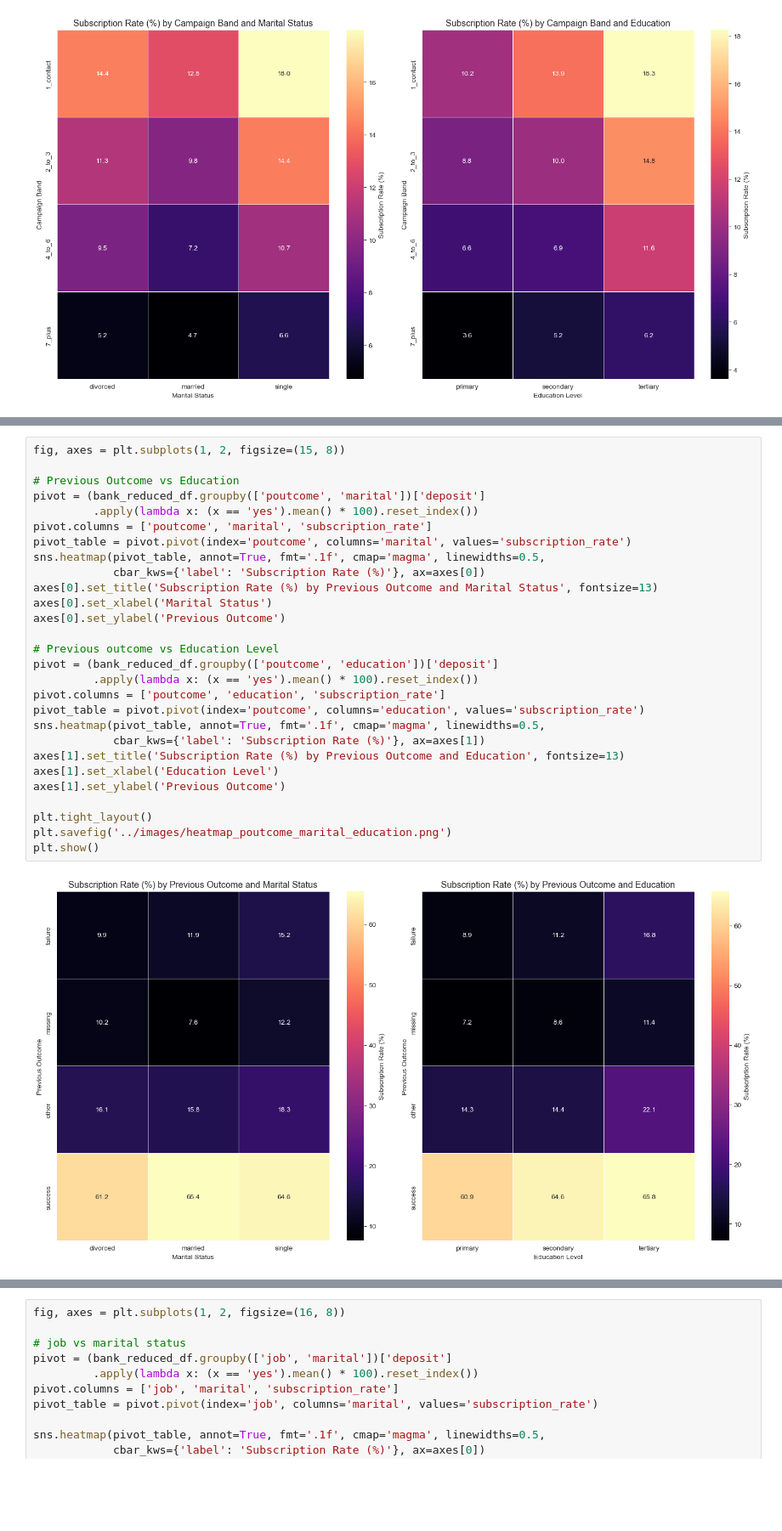
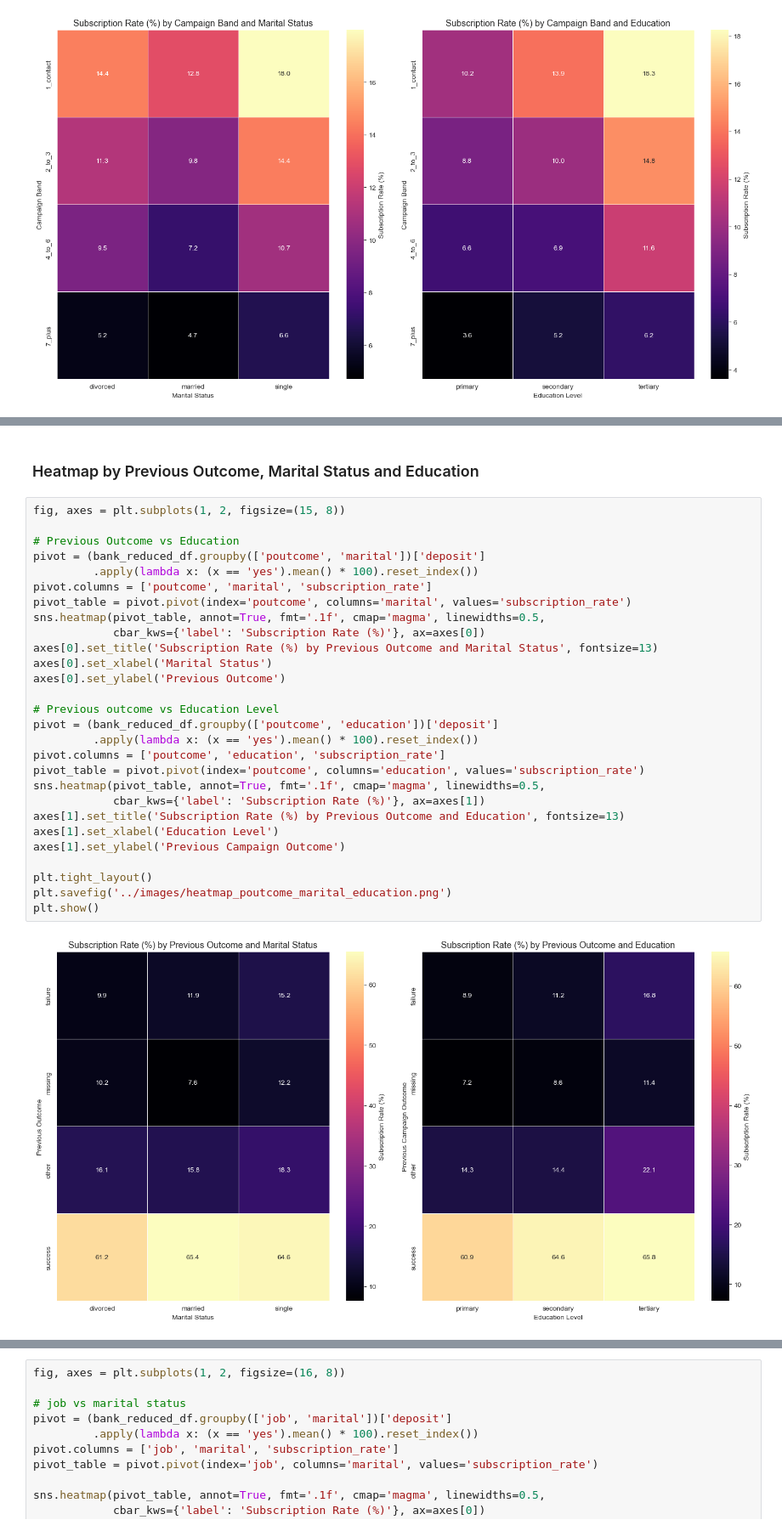
Before and after one commit to samermarroki/ADS500Bfinalproject, a Jupyter notebook: data_analysis/visualization_and_data_analysis.ipynb, the cells around one changed output, grey strips where cells are left out. Shown at 85% size. Drawn from its saved outputs; the diff is of its cells as text; blank space fills up the shorter version.

Commit message:
added visualization insights

```diff
--- a/data_analysis/visualization_and_data_analysis.ipynb
+++ b/data_analysis/visualization_and_data_analysis.ipynb
@@ -570,30 +610,32 @@ plt.show()
+# %% [markdown]
+### Heatmap by Previous Outcome, Marital Status and Education
 # %%
 fig, axes = plt.subplots(1, 2, figsize=(15, 8))
 
 # Previous Outcome vs Education
 pivot = (bank_reduced_df.groupby(['poutcome', 'marital'])['deposit']
          .apply(lambda x: (x == 'yes').mean() * 100).reset_index())
 pivot.columns = ['poutcome', 'marital', 'subscription_rate']
 pivot_table = pivot.pivot(index='poutcome', columns='marital', values='subscription_rate')
 sns.heatmap(pivot_table, annot=True, fmt='.1f', cmap='magma', linewidths=0.5,
             cbar_kws={'label': 'Subscription Rate (%)'}, ax=axes[0])
 axes[0].set_title('Subscription Rate (%) by Previous Outcome and Marital Status', fontsize=13)
 axes[0].set_xlabel('Marital Status')
 axes[0].set_ylabel('Previous Outcome')
 
 # Previous outcome vs Education Level
 pivot = (bank_reduced_df.groupby(['poutcome', 'education'])['deposit']
          .apply(lambda x: (x == 'yes').mean() * 100).reset_index())
 pivot.columns = ['poutcome', 'education', 'subscription_rate']
 pivot_table = pivot.pivot(index='poutcome', columns='education', values='subscription_rate')
 sns.heatmap(pivot_table, annot=True, fmt='.1f', cmap='magma', linewidths=0.5,
             cbar_kws={'label': 'Subscription Rate (%)'}, ax=axes[1])
 axes[1].set_title('Subscription Rate (%) by Previous Outcome and Education', fontsize=13)
 axes[1].set_xlabel('Education Level')
-axes[1].set_ylabel('Previous Outcome')
+axes[1].set_ylabel('Previous Campaign Outcome')
 
 plt.tight_layout()
 plt.savefig('../images/heatmap_poutcome_marital_education.png')
 plt.show()
 # %% [output]
-[figure, old version]
+[figure, new version]
```
Also changed, not shown: parts of 11 cells of this notebook, 3 other files.
